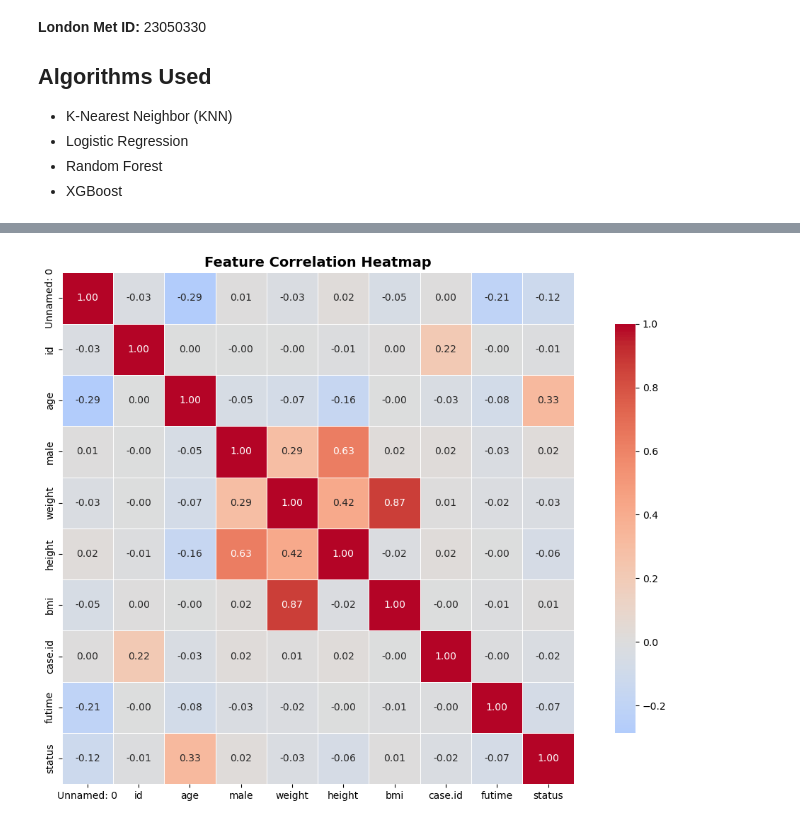
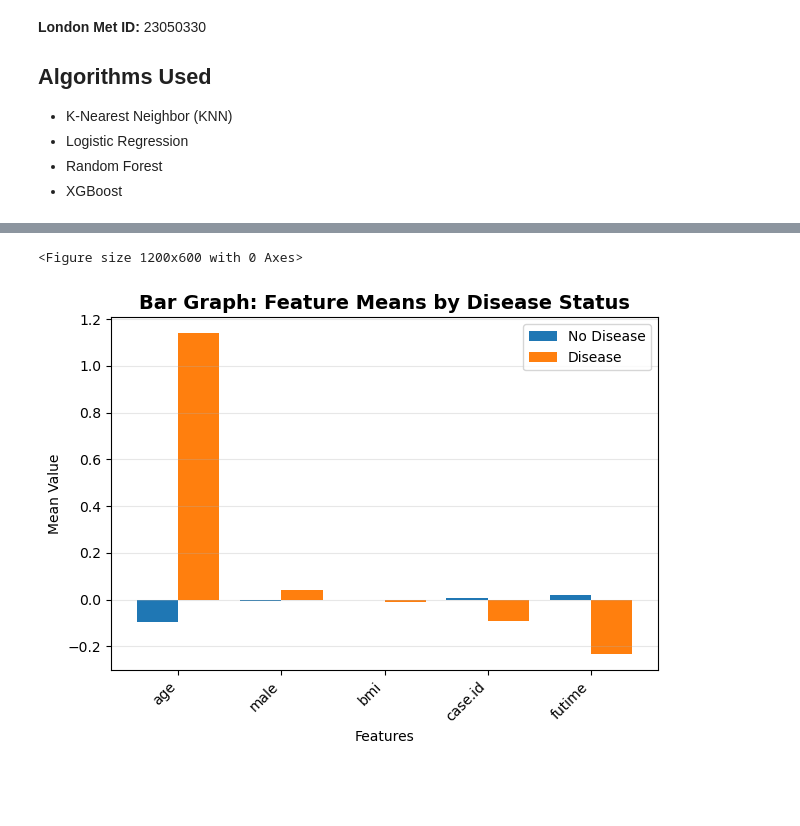
Before and after one commit to Pranay0702/liver_disease_prediction-, a Jupyter notebook: liverDiseasePrediction.ipynb, the cells around one changed output, grey strips where cells are left out. Saved outputs shown, nothing was run; the diff lists cells and outputs as text; code cells hidden in the pictures; blank space fills up the shorter version.

Commit message:
fixed data imbalance and finalized prediction model.

```diff
--- a/liverDiseasePrediction.ipynb
+++ b/liverDiseasePrediction.ipynb
@@ -170,5 +101,7 @@ Text(638.0681818181818, 0.5, '')
 # %%
-plt.tight_layout()
-plt.savefig('class_distribution.png', dpi=300, bbox_inches='tight')
-plt.show()
+# SMOTE for data balancing
+smote = SMOTE(random_state=42)
+X_train_balanced, y_train_balanced = smote.fit_resample(X_train_scaled, y_train)
+
+print(f"After SMOTE: {pd.Series(y_train_balanced).value_counts().to_dict()}")
 # %% [output]
@@ -176,9 +109,4 @@ plt.show()
 # %%
-plt.figure(figsize=(10, 6))
-plt.hist(df["age"], bins=30, color='#9b59b6', edgecolor='black', alpha=0.7)
-plt.title("Age Distribution of Patients", fontsize=14, fontweight='bold')
-plt.xlabel("Age (years)")
-plt.ylabel("Frequency")
-plt.grid(axis='y', alpha=0.3)
-plt.savefig('age_distribution.png', dpi=300, bbox_inches='tight')
-plt.show()
+# Create balanced dataframe
+df_balanced = pd.DataFrame(X_train_balanced, columns=X.columns)
+df_balanced[target_column] = y_train_balanced
@@ -187,21 +113,16 @@ plt.show()
 # %%
-# Visualization 4: Correlation Heatmap
-plt.figure(figsize=(12, 8))
-correlation_matrix = df.corr()
-sns.heatmap(
-    correlation_matrix,
-    annot=True,
-    fmt='.2f',
-    cmap="coolwarm",
-    center=0,
-    square=True,
-    linewidths=0.5,
-    cbar_kws={"shrink": 0.8}
-)
-plt.title("Feature Correlation Heatmap", fontsize=14, fontweight='bold')
+# Bar Graph
+plt.figure(figsize=(12, 6))
+df_balanced.groupby(target_column).mean().T.plot(kind='bar', width=0.8)
+plt.title('Bar Graph: Feature Means by Disease Status', fontsize=14, fontweight='bold')
+plt.xlabel('Features')
+plt.ylabel('Mean Value')
+plt.legend(['No Disease', 'Disease'])
+plt.xticks(rotation=45, ha='right')
+plt.grid(axis='y', alpha=0.3)
 plt.tight_layout()
-plt.savefig('correlation_heatmap.png', dpi=300, bbox_inches='tight')
 plt.show()
 # %% [output]
+<Figure size 1200x600 with 0 Axes>
-[figure, old version]
+[figure, new version]
 # %%
```
Also changed, not shown: parts of 27 cells of this notebook, 8 other files.
